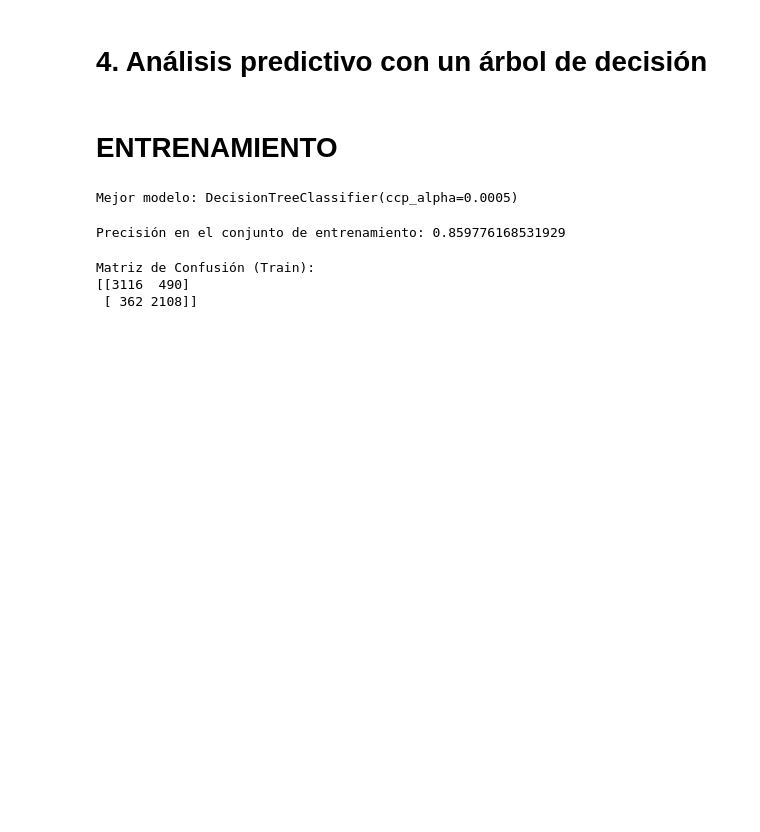
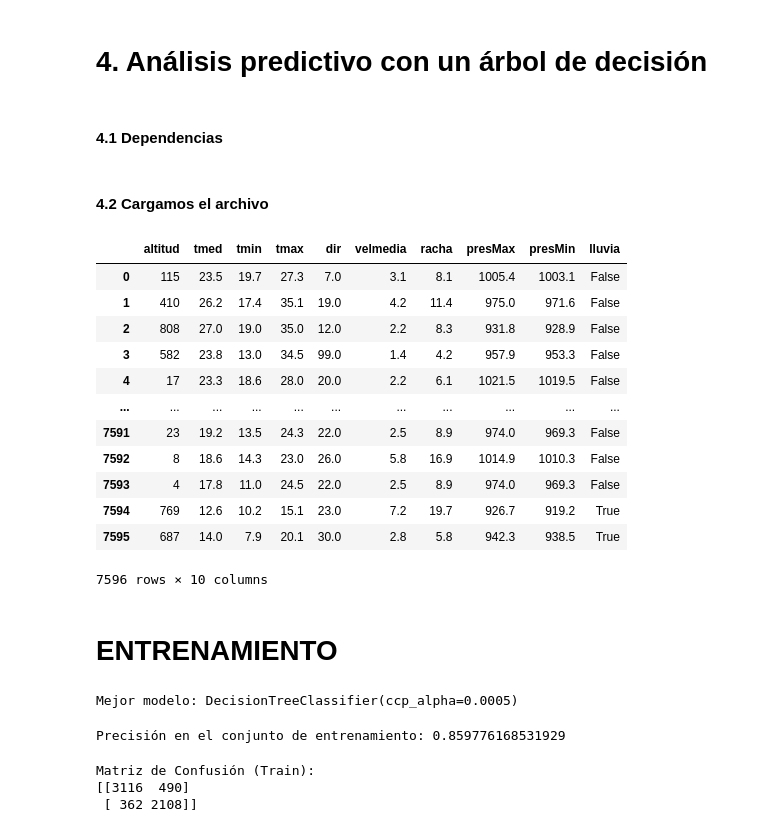
Before and after one commit to guti10x/Aemet, a Jupyter notebook: Práctica 2/Arbol_decision.ipynb, the cells around one changed output. Saved outputs shown, nothing was run; the diff lists cells and outputs as text; code cells hidden in the pictures; blank space fills up the shorter version.

```diff
--- a/Práctica 2/Arbol_decision.ipynb
+++ b/Práctica 2/Arbol_decision.ipynb
@@ -1,5 +1,7 @@
 # %% [markdown]
 # 4. Análisis predictivo con un árbol de decisión
+# %% [markdown]
+#### 4.1 Dependencias
 # %%
 import numpy as np
 import pandas as pd
@@ -16,10 +18,26 @@ from sklearn.pipeline import Pipeline
 from sklearn.metrics import confusion_matrix, classification_report, accuracy_score
 from sklearn.metrics import make_scorer
 from sklearn.model_selection import train_test_split
+# %% [markdown]
+#### 4.2 Cargamos el archivo
 # %%
-#Cargamos el dataset
-ruta_fichero = 'C:/Users/alvar/Documentos/Europea/Europea/3º INFORMÁTICA/IA/PRÁCTICA NAVIDAD/dataset_modificado_sin_prec.csv'
+ruta_fichero = '../data_generated/datos_meteorologicos_modificados_sin_prec.csv'
 fichero = pd.read_csv(ruta_fichero)
+fichero
+# %% [output]
+|  | altitud | tmed | tmin | tmax | dir | velmedia | racha | presMax | presMin | lluvia |
+| 0 | 115 | 23.5 | 19.7 | 27.3 | 7.0 | 3.1 | 8.1 | 1005.4 | 1003.1 | False |
+| 1 | 410 | 26.2 | 17.4 | 35.1 | 19.0 | 4.2 | 11.4 | 975.0 | 971.6 | False |
+| 2 | 808 | 27.0 | 19.0 | 35.0 | 12.0 | 2.2 | 8.3 | 931.8 | 928.9 | False |
+| 3 | 582 | 23.8 | 13.0 | 34.5 | 99.0 | 1.4 | 4.2 | 957.9 | 953.3 | False |
+| 4 | 17 | 23.3 | 18.6 | 28.0 | 20.0 | 2.2 | 6.1 | 1021.5 | 1019.5 | False |
+| ... | ... | ... | ... | ... | ... | ... | ... | ... | ... | ... |
+| 7591 | 23 | 19.2 | 13.5 | 24.3 | 22.0 | 2.5 | 8.9 | 974.0 | 969.3 | False |
+| 7592 | 8 | 18.6 | 14.3 | 23.0 | 26.0 | 5.8 | 16.9 | 1014.9 | 1010.3 | False |
+| 7593 | 4 | 17.8 | 11.0 | 24.5 | 22.0 | 2.5 | 8.9 | 974.0 | 969.3 | False |
+| 7594 | 769 | 12.6 | 10.2 | 15.1 | 23.0 | 7.2 | 19.7 | 926.7 | 919.2 | True |
+| 7595 | 687 | 14.0 | 7.9 | 20.1 | 30.0 | 2.8 | 5.8 | 942.3 | 938.5 | True |
+7596 rows × 10 columns
 # %%
 # Convertir la variable de salida (lluvia) a factor
 fichero['lluvia'] = pd.Categorical(fichero['lluvia'])
```
Also changed, not shown: 2 other files.
